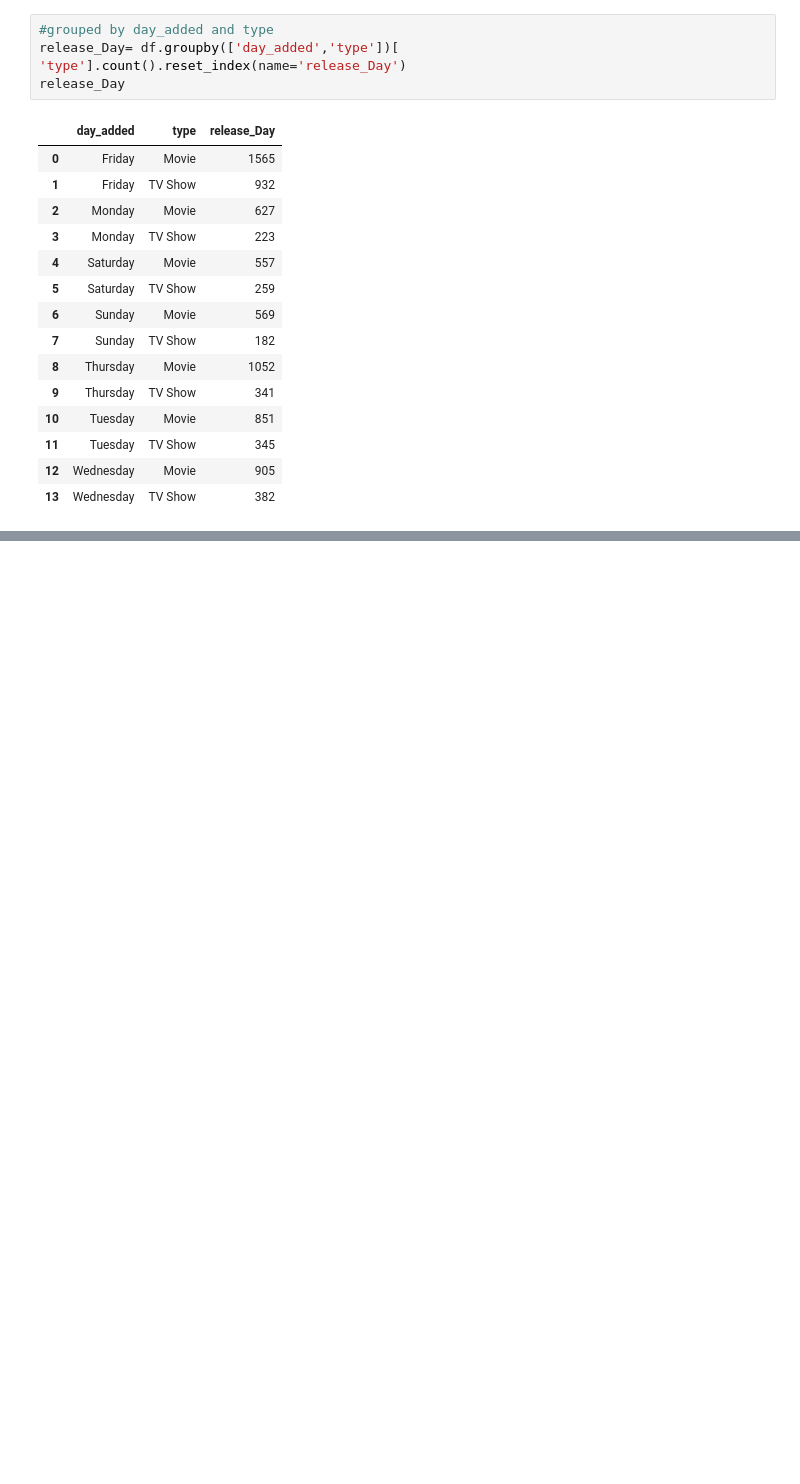
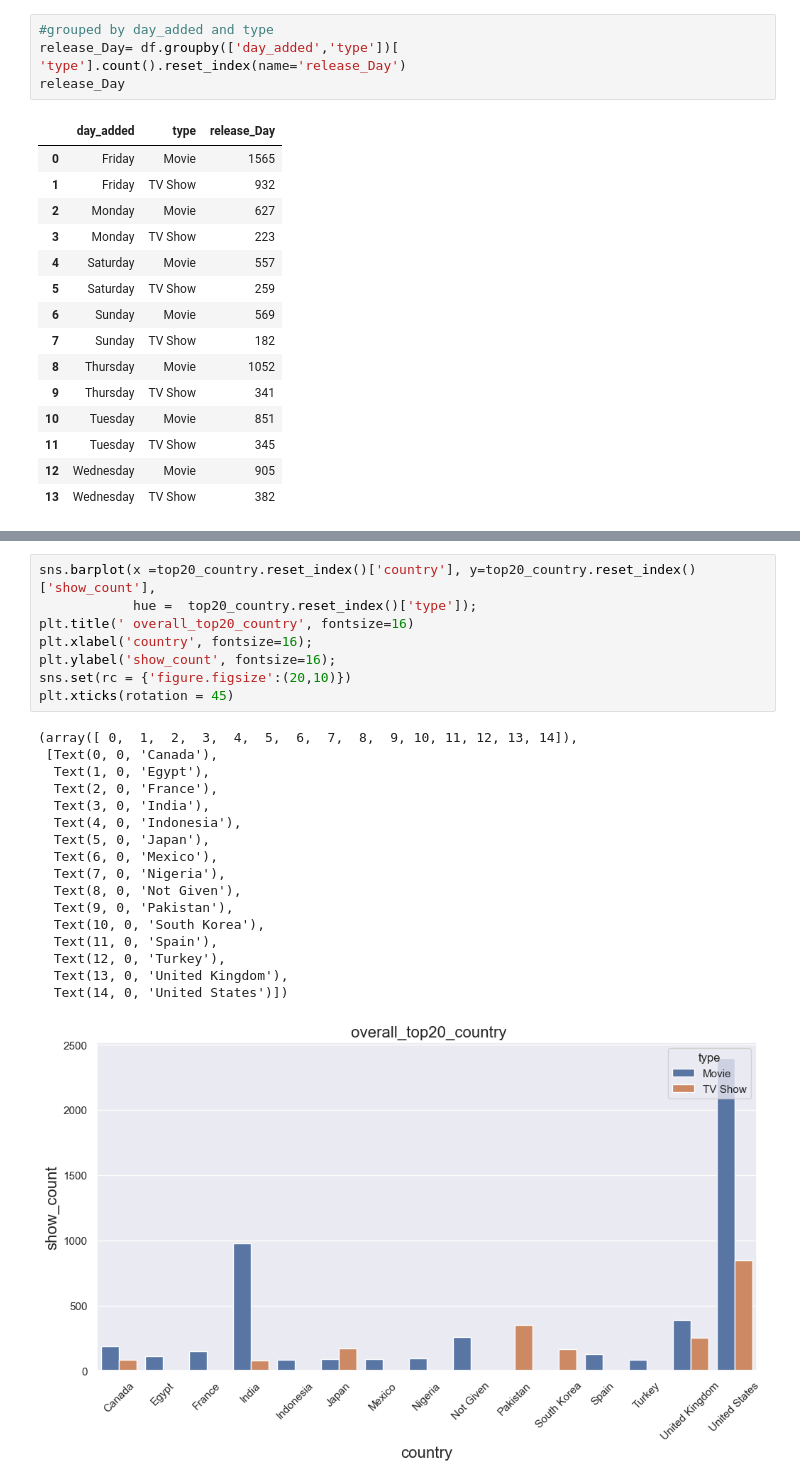
Before and after one commit to ahmadnurrizal/python-visualization, a Jupyter notebook: Netflix data analysis/netflix.ipynb, the cells around one changed output, grey strips where cells are left out. Drawn from its saved outputs; the diff is of its cells as text; blank space fills up the shorter version.

```diff
--- a/Netflix data analysis/netflix.ipynb
+++ b/Netflix data analysis/netflix.ipynb
@@ -415,0 +432,26 @@ release_Day
+# %%
+sns.barplot(x =top20_country.reset_index()['country'], y=top20_country.reset_index()['show_count'],
+            hue =  top20_country.reset_index()['type']);
+plt.title(' overall_top20_country', fontsize=16)
+plt.xlabel('country', fontsize=16);
+plt.ylabel('show_count', fontsize=16);
+sns.set(rc = {'figure.figsize':(20,10)})
+plt.xticks(rotation = 45)
+# %% [output]
+(array([ 0,  1,  2,  3,  4,  5,  6,  7,  8,  9, 10, 11, 12, 13, 14]),
+ [Text(0, 0, 'Canada'),
+  Text(1, 0, 'Egypt'),
+  Text(2, 0, 'France'),
+  Text(3, 0, 'India'),
+  Text(4, 0, 'Indonesia'),
+  Text(5, 0, 'Japan'),
+  Text(6, 0, 'Mexico'),
+  Text(7, 0, 'Nigeria'),
+  Text(8, 0, 'Not Given'),
+  Text(9, 0, 'Pakistan'),
+  Text(10, 0, 'South Korea'),
+  Text(11, 0, 'Spain'),
+  Text(12, 0, 'Turkey'),
+  Text(13, 0, 'United Kingdom'),
+  Text(14, 0, 'United States')])
+[figure, added]
```
Also changed, not shown: parts of 12 cells of this notebook.
